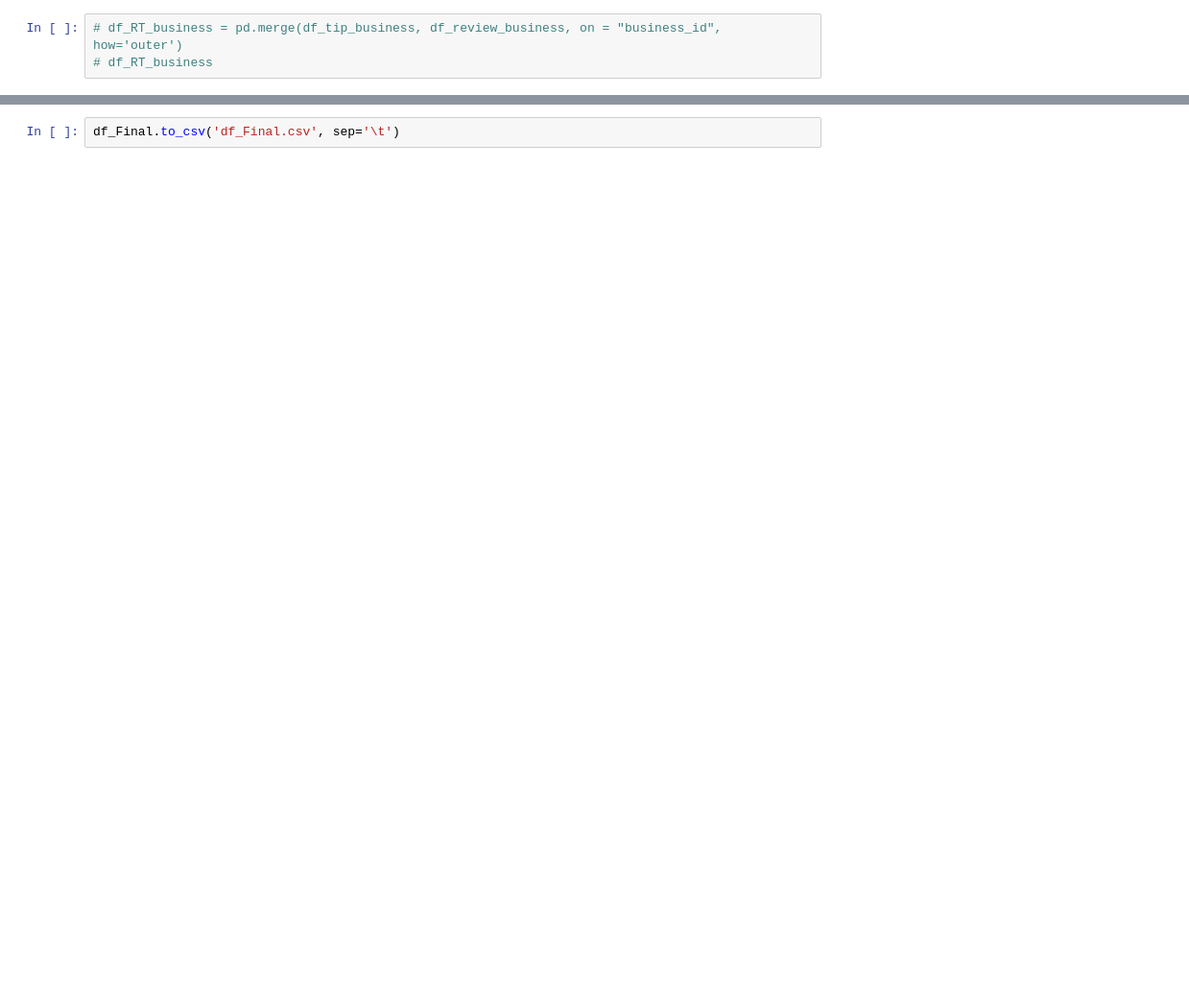
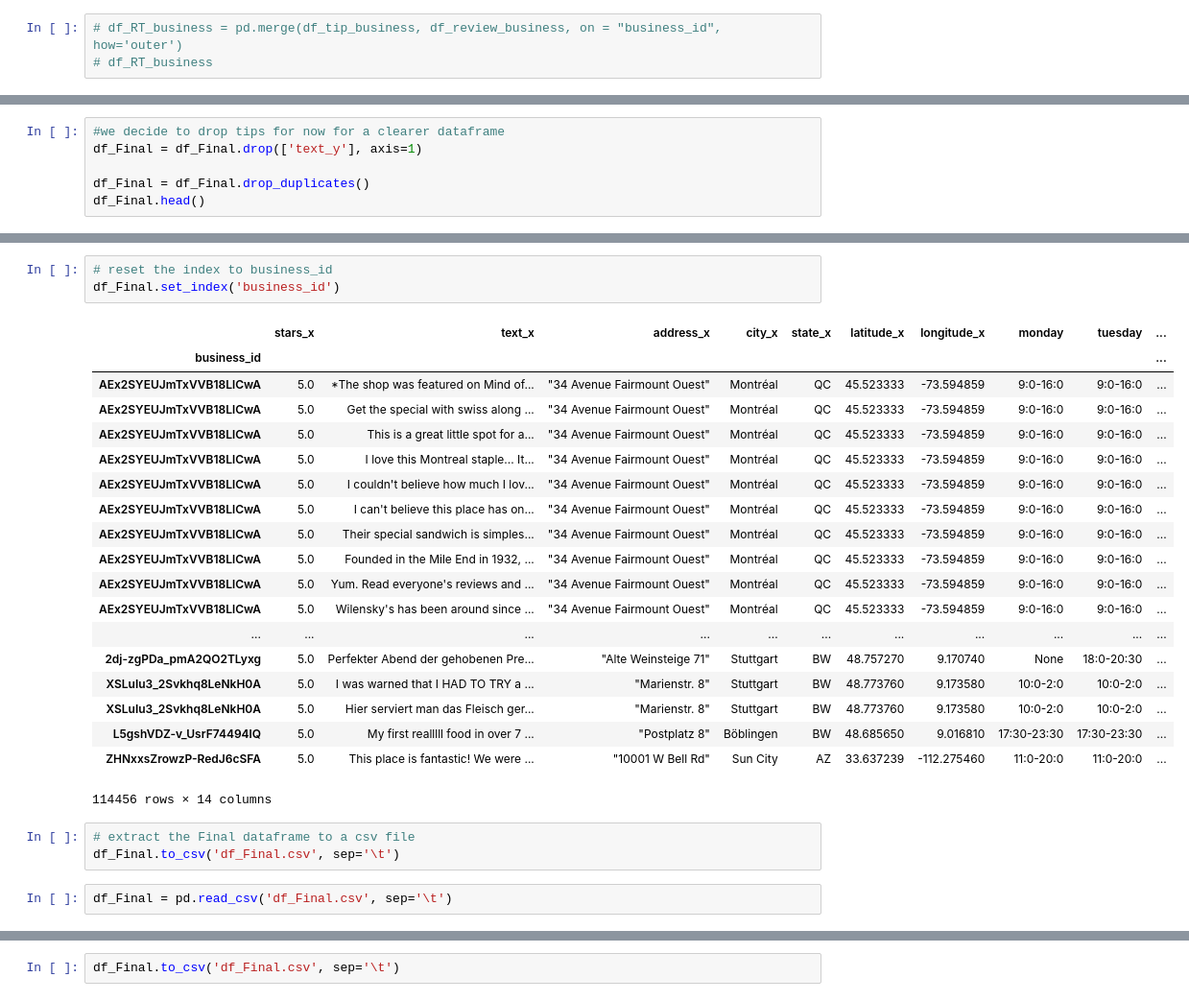
Before and after one commit to akwlee/COGS108_Repo, a Jupyter notebook: data_cleaning.ipynb, the cells around one changed output, grey strips where cells are left out. Shown: that part at 96% size. Saved outputs shown, nothing was run; the diff lists cells and outputs as text; blank space fills up the shorter version.

```diff
--- a/data_cleaning.ipynb
+++ b/data_cleaning.ipynb
@@ -158,0 +247,6 @@ df_Final
+# %%
+#we decide to drop tips for now for a clearer dataframe
+df_Final = df_Final.drop(['text_y'], axis=1)
+
+df_Final = df_Final.drop_duplicates()
+df_Final.head()
@@ -158,0 +299,28 @@ df_Final
+# %%
+# reset the index to business_id
+df_Final.set_index('business_id')
+# %% [output]
+|  | stars_x | text_x | address_x | city_x | state_x | latitude_x | longitude_x | monday | tuesday | ... |
+| business_id |  |  |  |  |  |  |  |  |  | ... |
+| AEx2SYEUJmTxVVB18LlCwA | 5.0 | *The shop was featured on Mind of... | "34 Avenue Fairmount Ouest" | Montréal | QC | 45.523333 | -73.594859 | 9:0-16:0 | 9:0-16:0 | ... |
+| AEx2SYEUJmTxVVB18LlCwA | 5.0 | Get the special with swiss along ... | "34 Avenue Fairmount Ouest" | Montréal | QC | 45.523333 | -73.594859 | 9:0-16:0 | 9:0-16:0 | ... |
+| AEx2SYEUJmTxVVB18LlCwA | 5.0 | This is a great little spot for a... | "34 Avenue Fairmount Ouest" | Montréal | QC | 45.523333 | -73.594859 | 9:0-16:0 | 9:0-16:0 | ... |
+| AEx2SYEUJmTxVVB18LlCwA | 5.0 | I love this Montreal staple... It... | "34 Avenue Fairmount Ouest" | Montréal | QC | 45.523333 | -73.594859 | 9:0-16:0 | 9:0-16:0 | ... |
+| AEx2SYEUJmTxVVB18LlCwA | 5.0 | I couldn't believe how much I lov... | "34 Avenue Fairmount Ouest" | Montréal | QC | 45.523333 | -73.594859 | 9:0-16:0 | 9:0-16:0 | ... |
+| AEx2SYEUJmTxVVB18LlCwA | 5.0 | I can't believe this place has on... | "34 Avenue Fairmount Ouest" | Montréal | QC | 45.523333 | -73.594859 | 9:0-16:0 | 9:0-16:0 | ... |
+| AEx2SYEUJmTxVVB18LlCwA | 5.0 | Their special sandwich is simples... | "34 Avenue Fairmount Ouest" | Montréal | QC | 45.523333 | -73.594859 | 9:0-16:0 | 9:0-16:0 | ... |
+| AEx2SYEUJmTxVVB18LlCwA | 5.0 | Founded in the Mile End in 1932, ... | "34 Avenue Fairmount Ouest" | Montréal | QC | 45.523333 | -73.594859 | 9:0-16:0 | 9:0-16:0 | ... |
+| AEx2SYEUJmTxVVB18LlCwA | 5.0 | Yum. Read everyone's reviews and ... | "34 Avenue Fairmount Ouest" | Montréal | QC | 45.523333 | -73.594859 | 9:0-16:0 | 9:0-16:0 | ... |
+| AEx2SYEUJmTxVVB18LlCwA | 5.0 | Wilensky's has been around since ... | "34 Avenue Fairmount Ouest" | Montréal | QC | 45.523333 | -73.594859 | 9:0-16:0 | 9:0-16:0 | ... |
+| ... | ... | ... | ... | ... | ... | ... | ... | ... | ... | ... |
+| 2dj-zgPDa_pmA2QO2TLyxg | 5.0 | Perfekter Abend der gehobenen Pre... | "Alte Weinsteige 71" | Stuttgart | BW | 48.757270 | 9.170740 | None | 18:0-20:30 | ... |
+| XSLuIu3_2Svkhq8LeNkH0A | 5.0 | I was warned that I HAD TO TRY a ... | "Marienstr. 8" | Stuttgart | BW | 48.773760 | 9.173580 | 10:0-2:0 | 10:0-2:0 | ... |
+| XSLuIu3_2Svkhq8LeNkH0A | 5.0 | Hier serviert man das Fleisch ger... | "Marienstr. 8" | Stuttgart | BW | 48.773760 | 9.173580 | 10:0-2:0 | 10:0-2:0 | ... |
+| L5gshVDZ-v_UsrF74494lQ | 5.0 | My first realllll food in over 7 ... | "Postplatz 8" | Böblingen | BW | 48.685650 | 9.016810 | 17:30-23:30 | 17:30-23:30 | ... |
+| ZHNxxsZrowzP-RedJ6cSFA | 5.0 | This place is fantastic! We were ... | "10001 W Bell Rd" | Sun City | AZ | 33.637239 | -112.275460 | 11:0-20:0 | 11:0-20:0 | ... |
+114456 rows × 14 columns
+# %%
+# extract the Final dataframe to a csv file
+df_Final.to_csv('df_Final.csv', sep='\t')
+# %%
+df_Final = pd.read_csv('df_Final.csv', sep='\t')
```
Also changed, not shown: parts of 93 cells of this notebook, 4 other files.
